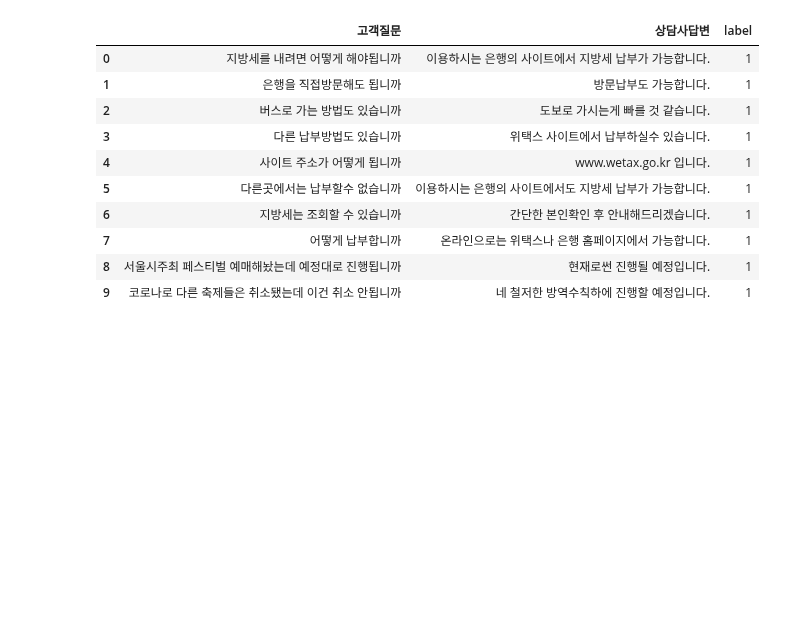
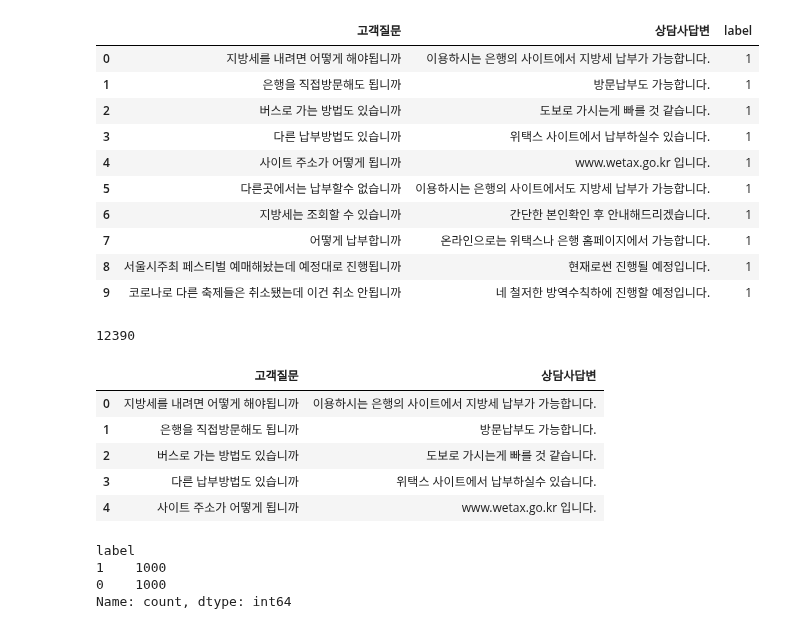
Before and after one commit to JungHyun7/multicam, a Jupyter notebook: 20251110/01_kobert.ipynb, the cells around one changed output. Cells and saved outputs as stored; diff of their text form; code cells hidden in the pictures; blank space fills up the shorter version.

```diff
--- a/20251110/01_kobert.ipynb
+++ b/20251110/01_kobert.ipynb
@@ -114,6 +114,10 @@ df.head(10)
 | 9 | 코로나로 다른 축제들은 취소됐는데 이건 취소 안됩니까 | 네 철저한 방역수칙하에 진행할 예정입니다. | 1 |
 # %%
 q_df = df.copy()
+# %%
+len(q_df)
+# %% [output]
+12390
 # %%
 # label -> 1을 채운 이유 -> 해당하는 행의 질문과 답변은 정상적인 답변입니다.
 # label -> 0인 데이터들을 생성 -> 기존의 질문과 답변에서 질문은 그대로 유지한채 답변은 원래의 답변을 제외한 다른 랜덤한 답으로 채운다.
@@ -126,7 +130,17 @@ neg_list = []
 for q, a in answer_list:
     # q -> 질문
     # a -> 답변
-    cand = [a for q, a2 in answer_list if a2 != a]
+    cand = [a for q2, a2 in answer_list if a2 != a]
     # 틀린 답변 하나를 선택
     neg_a = np.random.choice(cand)
     neg_list.append([q, neg_a])
+# %%
+neg_df = pd.DataFrame(neg_list, columns=['고객질문', '상담사답변'])
+neg_df.head()
+# %% [output]
+|  | 고객질문 | 상담사답변 |
+| 0 | 지방세를 내려면 어떻게 해야됩니까 | 이용하시는 은행의 사이트에서 지방세 납부가 가능합니다. |
+| 1 | 은행을 직접방문해도 됩니까 | 방문납부도 가능합니다. |
+| 2 | 버스로 가는 방법도 있습니까 | 도보로 가시는게 빠를 것 같습니다. |
+| 3 | 다른 납부방법도 있습니까 | 위택스 사이트에서 납부하실수 있습니다. |
+| 4 | 사이트 주소가 어떻게 됩니까 | www.wetax.go.kr 입니다. |
@@ -132,0 +152,7 @@ for q, a in answer_list:
+# %%
+dataset_df['label'].value_counts()
+# %% [output]
+label
+1    1000
+0    1000
+Name: count, dtype: int64
```
Also changed, not shown: parts of 4 cells of this notebook.
